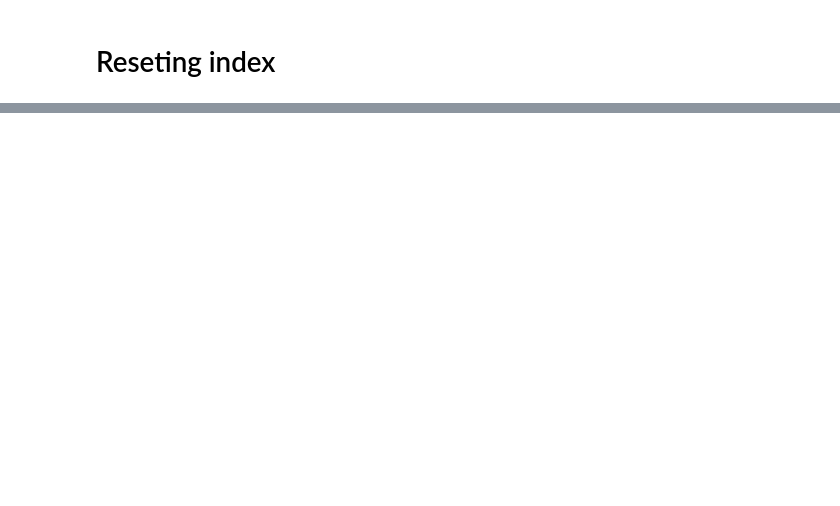
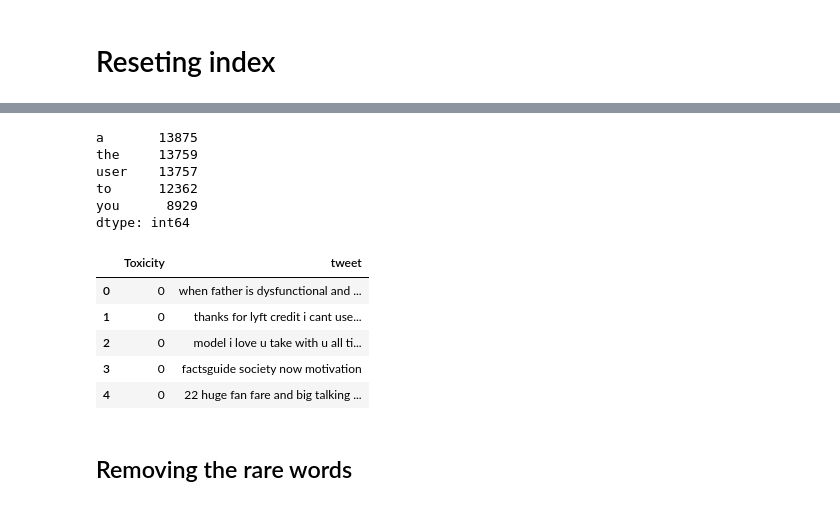
Before and after one commit to daasdemha/toxic_tweets_Prediction, a Jupyter notebook: Detecting_toxic_language.ipynb, the cells around one changed output, grey strips where cells are left out. Saved outputs shown, nothing was run; the diff lists cells and outputs as text; code cells hidden in the pictures; blank space fills up the shorter version.

```diff
--- a/Detecting_toxic_language.ipynb
+++ b/Detecting_toxic_language.ipynb
@@ -105,0 +259,22 @@ DataFrame
+# %%
+freq = pd.Series(' '.join(DataFrame['tweet']).split()).value_counts()[:5]
+freq
+# %% [output]
+a       13875
+the     13759
+user    13757
+to      12362
+you      8929
+dtype: int64
+# %%
+DataFrame['tweet'] = DataFrame['tweet'].apply(lambda x: " ".join(x for x in x.split() if x not in freq))
+DataFrame.head()
+# %% [output]
+|  | Toxicity | tweet |
+| 0 | 0 | when father is dysfunctional and ... |
+| 1 | 0 | thanks for lyft credit i cant use... |
+| 2 | 0 | model i love u take with u all ti... |
+| 3 | 0 | factsguide society now motivation |
+| 4 | 0 | 22 huge fan fare and big talking ... |
+# %% [markdown]
+## Removing the rare words
```
Also changed, not shown: parts of 52 cells of this notebook, 3 other files.
